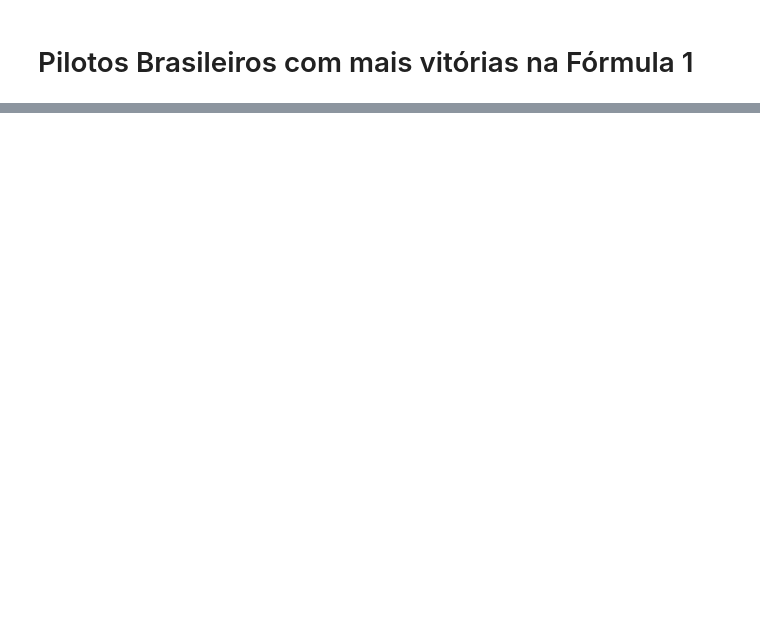
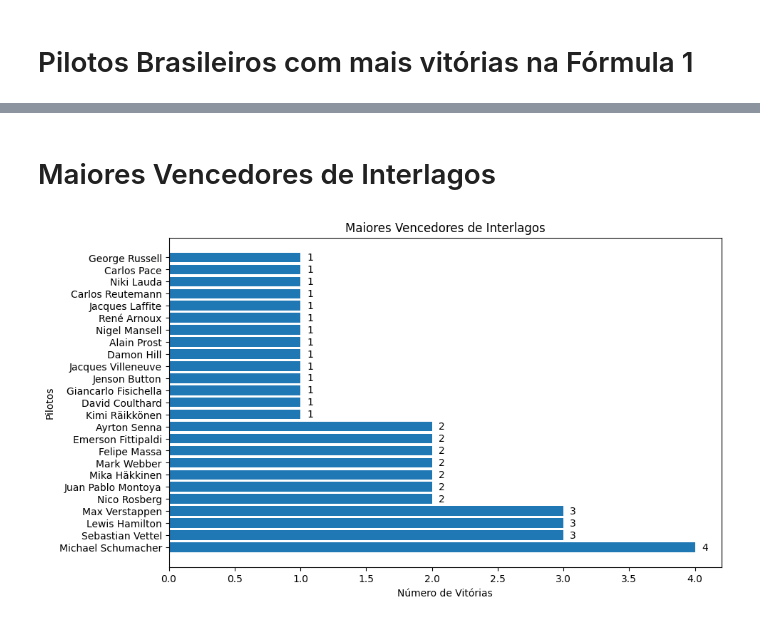
Before and after one commit to Bressane06/estudosPandas, a Jupyter notebook: notebooks/formula1-1950-2024/dadosBrasileirosF1.ipynb, the cells around one changed output, grey strips where cells are left out. Cells and saved outputs as stored; diff of their text form; code cells hidden in the pictures; blank space fills up the shorter version.

```diff
--- a/notebooks/formula1-1950-2024/dadosBrasileirosF1.ipynb
+++ b/notebooks/formula1-1950-2024/dadosBrasileirosF1.ipynb
@@ -77,0 +142,31 @@ plt.show()
+# %% [markdown]
+# Maiores Vencedores de Interlagos
+# %%
+dfVencedoresInterlagos = dfCircuitos[dfCircuitos['circuitRef'] == 'interlagos']
+dfVencedoresInterlagos = dfVencedoresInterlagos.merge(dfCorridas[['raceId', 'circuitId']], on='circuitId', how='left')
+dfVencedoresInterlagos = dfVencedoresInterlagos.merge(dfResultadosCorrida[['raceId', 'driverId', 'positionOrder']], on='raceId', how='left')
+dfVencedoresInterlagos = dfVencedoresInterlagos[dfVencedoresInterlagos['positionOrder'] == 1]
+dfVencedoresInterlagos = dfVencedoresInterlagos.merge(dfPilotos[['driverId', 'forename', 'surname', 'dob']], on='driverId', how='left')
+dfVencedoresInterlagos.rename(columns={'forename': 'Nome', 'surname': 'Sobrenome', 'dob': 'Data de Nascimento'}, inplace=True)
+dfVencedoresInterlagos = dfVencedoresInterlagos.groupby(['driverId', 'Nome', 'Sobrenome', 'Data de Nascimento']).size().reset_index(name='Número de Vitórias').sort_values(by='Número de Vitórias', ascending=False)
+
+#plot
+plt.figure(figsize=(10, 6))
+plt.barh(
+    dfVencedoresInterlagos['Nome'] + ' ' + dfVencedoresInterlagos['Sobrenome'],
+    dfVencedoresInterlagos['Número de Vitórias']
+)
+for i, v in enumerate(dfVencedoresInterlagos['Número de Vitórias']):
+    plt.text(
+        v + 0.05,  # desloca um pouco pra frente da barra
+        i,        # posição na vertical
+        str(v),   # texto = número de vitórias
+        va='center'
+    )
+
+plt.title('Maiores Vencedores de Interlagos')
+plt.xlabel('Número de Vitórias')
+plt.ylabel('Pilotos')
+plt.show()
+# %% [output]
+[figure, added]
```
Also changed, not shown: parts of 6 cells of this notebook, 3 other files.
